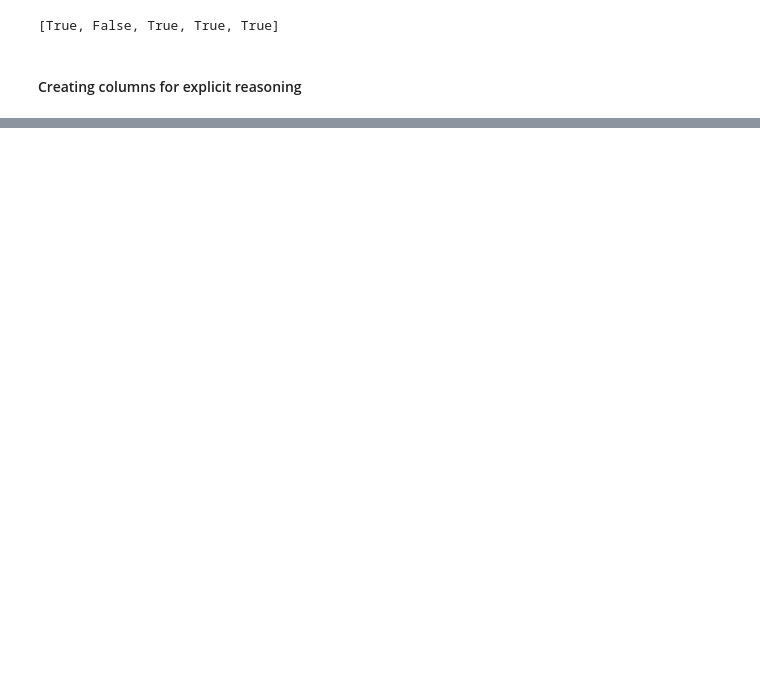
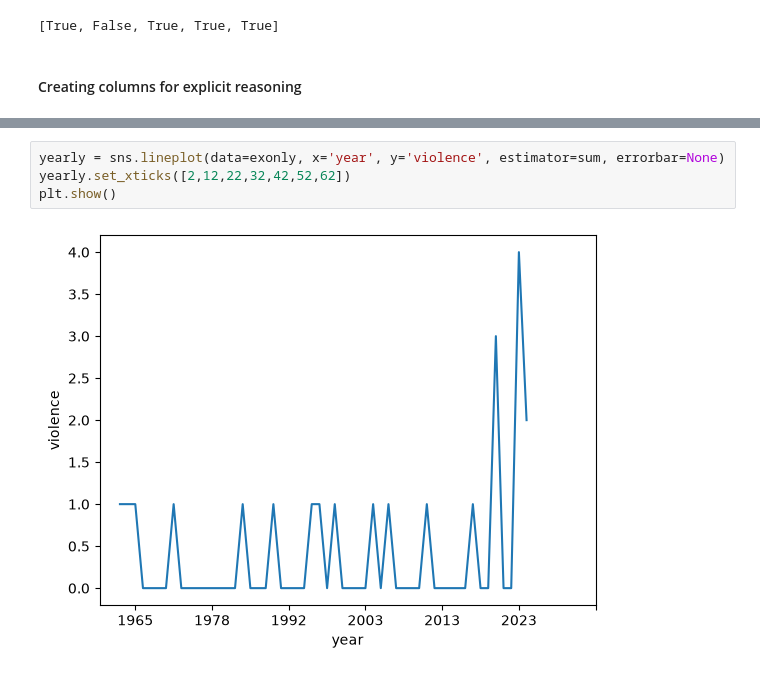
Before and after one commit to IzzyMRob/CS_161_Project, a Jupyter notebook: george_explicit.ipynb, the cells around one changed output, grey strips where cells are left out. Saved outputs shown, nothing was run; the diff lists cells and outputs as text; blank space fills up the shorter version.

```diff
--- a/george_explicit.ipynb
+++ b/george_explicit.ipynb
@@ -210,0 +265,6 @@ exonly.head()
+# %%
+yearly = sns.lineplot(data=exonly, x='year', y='violence', estimator=sum, errorbar=None)
+yearly.set_xticks([2,12,22,32,42,52,62])
+plt.show()
+# %% [output]
+[figure, added]
```
Also changed, not shown: parts of 48 cells of this notebook, 4 other files.
